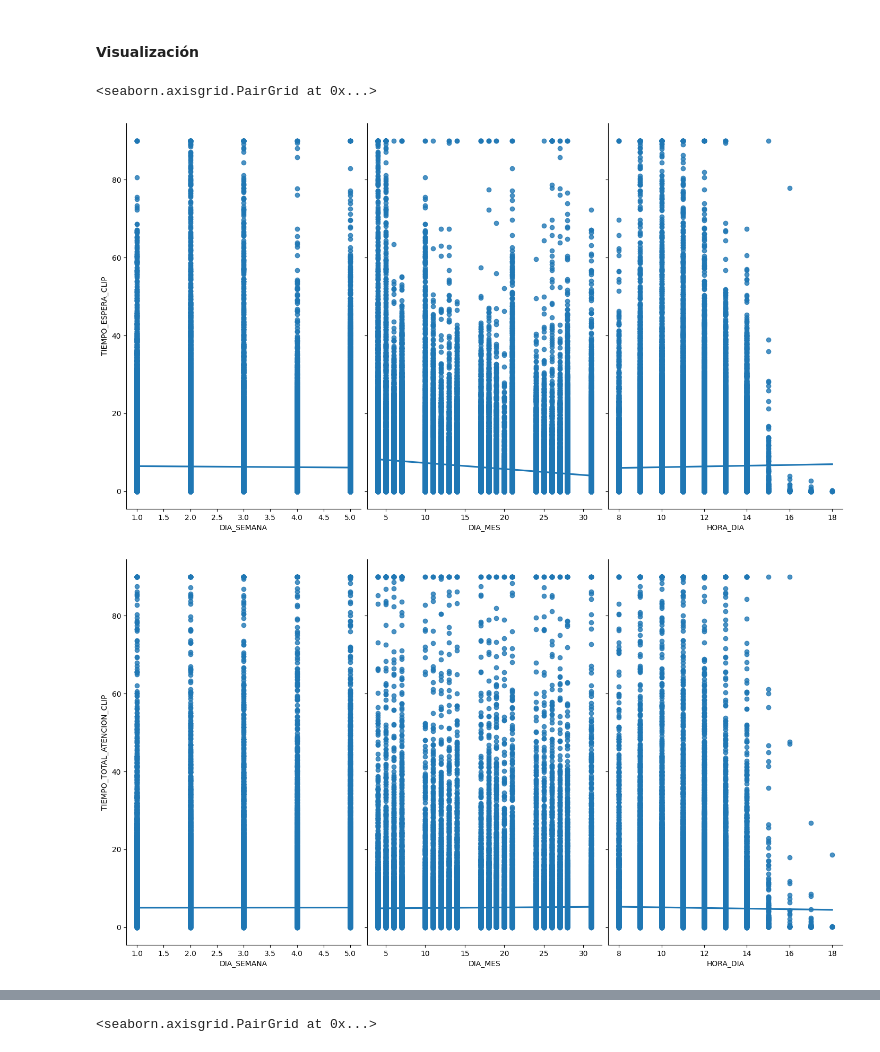
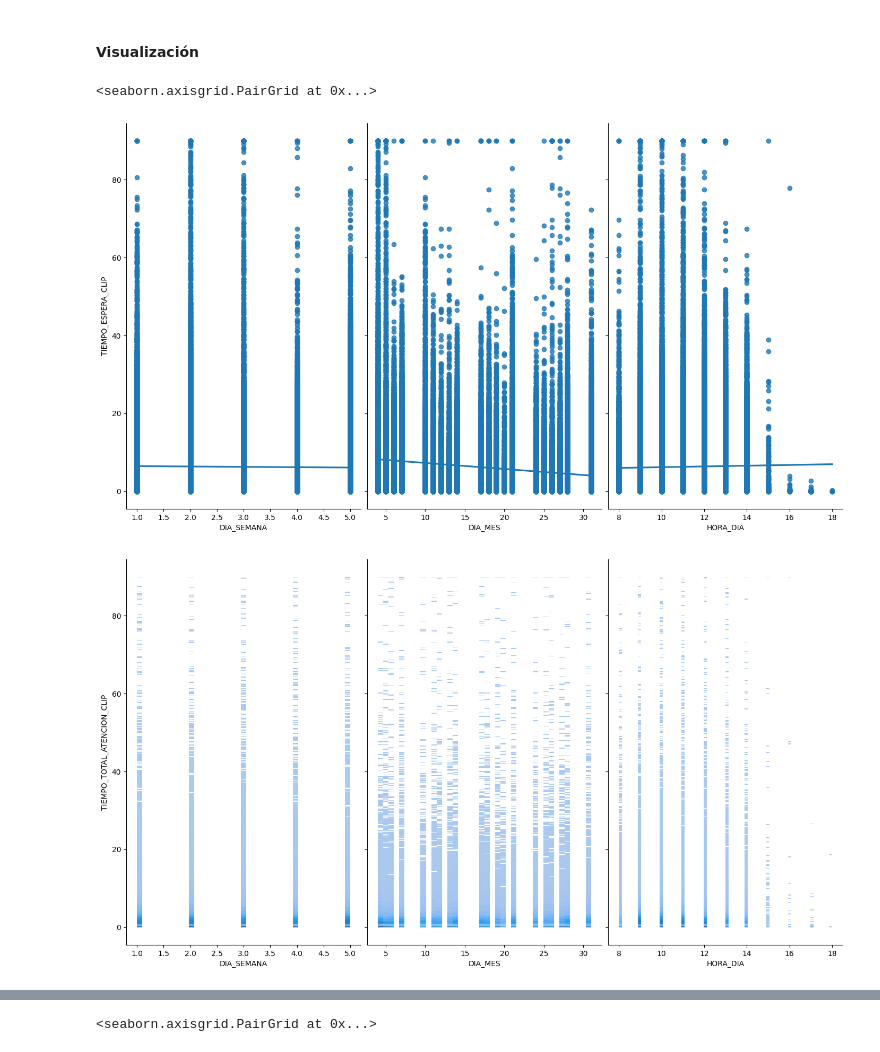
Before and after one commit to jtsoya539/fpuna-cdpython, a Jupyter notebook: modulo5/ReporteFinal.ipynb, the cells around one changed output, grey strips where cells are left out. Cells and saved outputs as stored; diff of their text form; code cells hidden in the pictures.

```diff
--- a/modulo5/ReporteFinal.ipynb
+++ b/modulo5/ReporteFinal.ipynb
@@ -321,11 +321,11 @@ import seaborn as sns
 # %%
 # visualize the relationship between the features and the response using scatterplots
 sns.pairplot(data, x_vars=['DIA_SEMANA','DIA_MES','HORA_DIA'], y_vars='TIEMPO_ESPERA_CLIP', height=8, aspect=0.6, kind='reg')
-sns.pairplot(data, x_vars=['DIA_SEMANA','DIA_MES','HORA_DIA'], y_vars='TIEMPO_TOTAL_ATENCION_CLIP', height=8, aspect=0.6, kind='reg')
+sns.pairplot(data, x_vars=['DIA_SEMANA','DIA_MES','HORA_DIA'], y_vars='TIEMPO_TOTAL_ATENCION_CLIP', height=8, aspect=0.6, kind='hist')
 # %% [output]
 <seaborn.axisgrid.PairGrid at 0x...>
 [figure]
-[figure, old version]
+[figure, new version]
 # %%
 # visualize the relationship between the features and the response using scatterplots
 sns.barplot(data, x='CATCLI', y='TIEMPO_ESPERA_CLIP')
```
Also changed, not shown: parts of 13 cells of this notebook.
